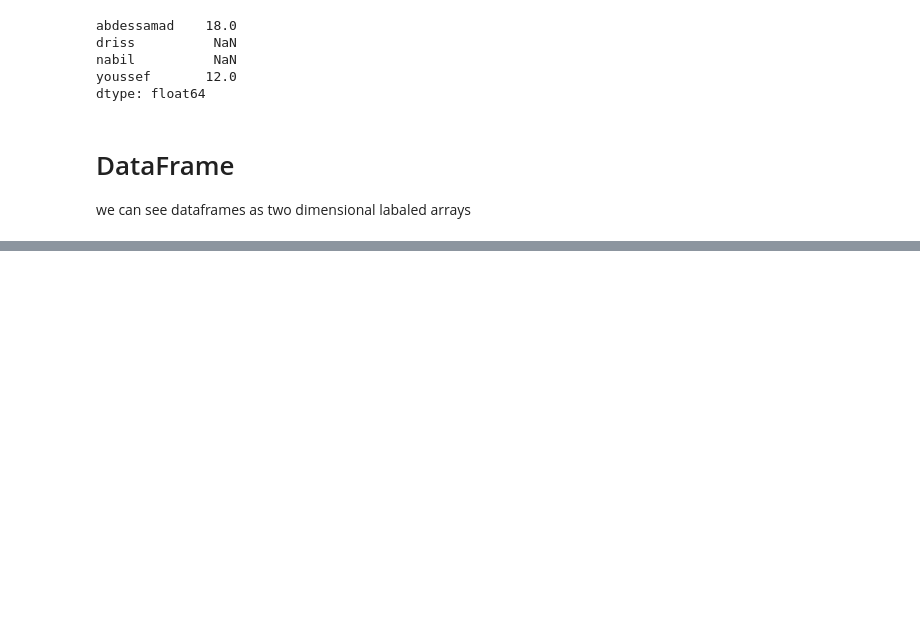
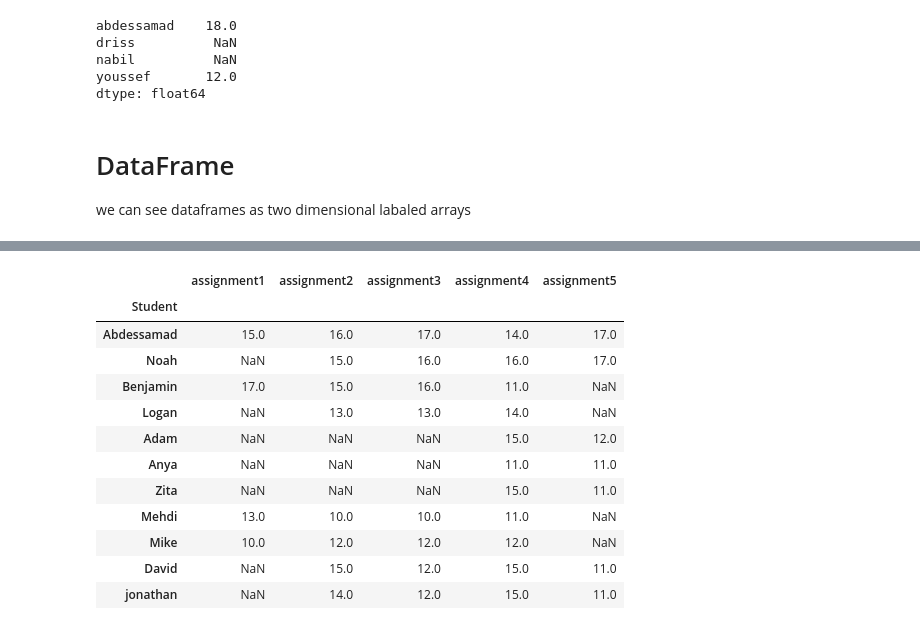
Before and after one commit to abdessamad-commits/Basics-of-Python-for-Data-Analysis-, a Jupyter notebook: Pandas_basics.ipynb, the cells around one changed output, grey strips where cells are left out. Cells and saved outputs as stored; diff of their text form; code cells hidden in the pictures; blank space fills up the shorter version.

```diff
--- a/Pandas_basics.ipynb
+++ b/Pandas_basics.ipynb
@@ -360,0 +462,9 @@ students_marks
+# %%
+marks_arr = [np.random.randint(10,18,5),
+             np.append(np.nan,np.random.randint(10,18,4)),
+             np.random.randint(10,18,4),
+             np.append(np.nan,np.random.randint(10,18,3))
+            ]
+# %%
+homework = pd.DataFrame(marks_arr)
+homework
@@ -360,0 +477,4 @@ students_marks
+# %%
+homework.columns = ["assignment1","assignment2","assignment3","assignment4","assignment5"]
+homework.index = ["Abdessamad","Noah","Benjamin","Logan"]
+homework.index.name = "Student"
@@ -360,0 +509,25 @@ students_marks
+# %%
+#we add a new students to our data table
+n = [np.nan,np.nan,np.nan]
+homework.loc["Adam"] = np.append(n,np.random.randint(10,16,2))
+homework.loc["Anya"] = np.append(n,np.random.randint(10,16,2))
+homework.loc["Zita"] = np.append(n,np.random.randint(10,16,2))
+homework.loc["Mehdi"] = np.append(np.random.randint(10,16,4),np.nan)
+homework.loc["Mike"] = np.append(np.random.randint(10,16,4),np.nan)
+homework.loc["David"] = np.append(np.nan,np.random.randint(10,16,4))
+homework.loc["jonathan"] = np.append(np.nan,np.random.randint(10,16,4))
+homework
+# %% [output]
+|  | assignment1 | assignment2 | assignment3 | assignment4 | assignment5 |
+| Student |  |  |  |  |  |
+| Abdessamad | 15.0 | 16.0 | 17.0 | 14.0 | 17.0 |
+| Noah | NaN | 15.0 | 16.0 | 16.0 | 17.0 |
+| Benjamin | 17.0 | 15.0 | 16.0 | 11.0 | NaN |
+| Logan | NaN | 13.0 | 13.0 | 14.0 | NaN |
+| Adam | NaN | NaN | NaN | 15.0 | 12.0 |
+| Anya | NaN | NaN | NaN | 11.0 | 11.0 |
+| Zita | NaN | NaN | NaN | 15.0 | 11.0 |
+| Mehdi | 13.0 | 10.0 | 10.0 | 11.0 | NaN |
+| Mike | 10.0 | 12.0 | 12.0 | 12.0 | NaN |
+| David | NaN | 15.0 | 12.0 | 15.0 | 11.0 |
+| jonathan | NaN | 14.0 | 12.0 | 15.0 | 11.0 |
```
Also changed, not shown: parts of 65 cells of this notebook.
